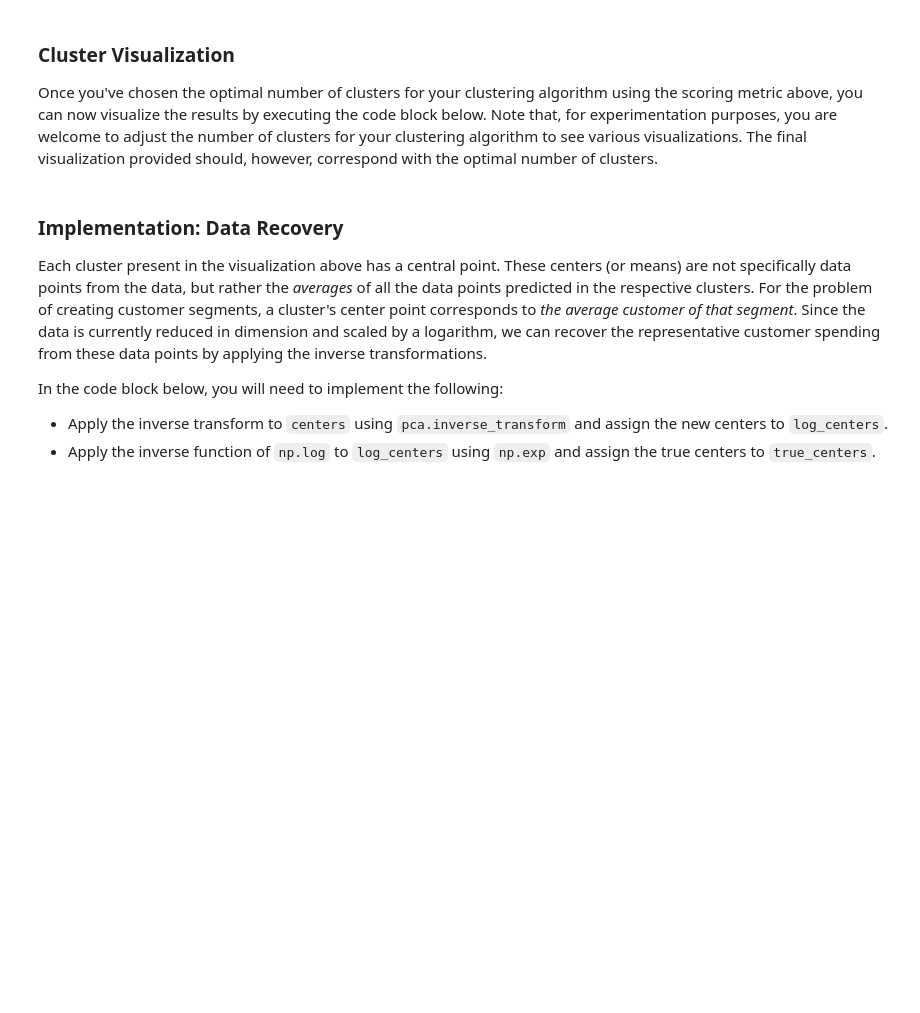
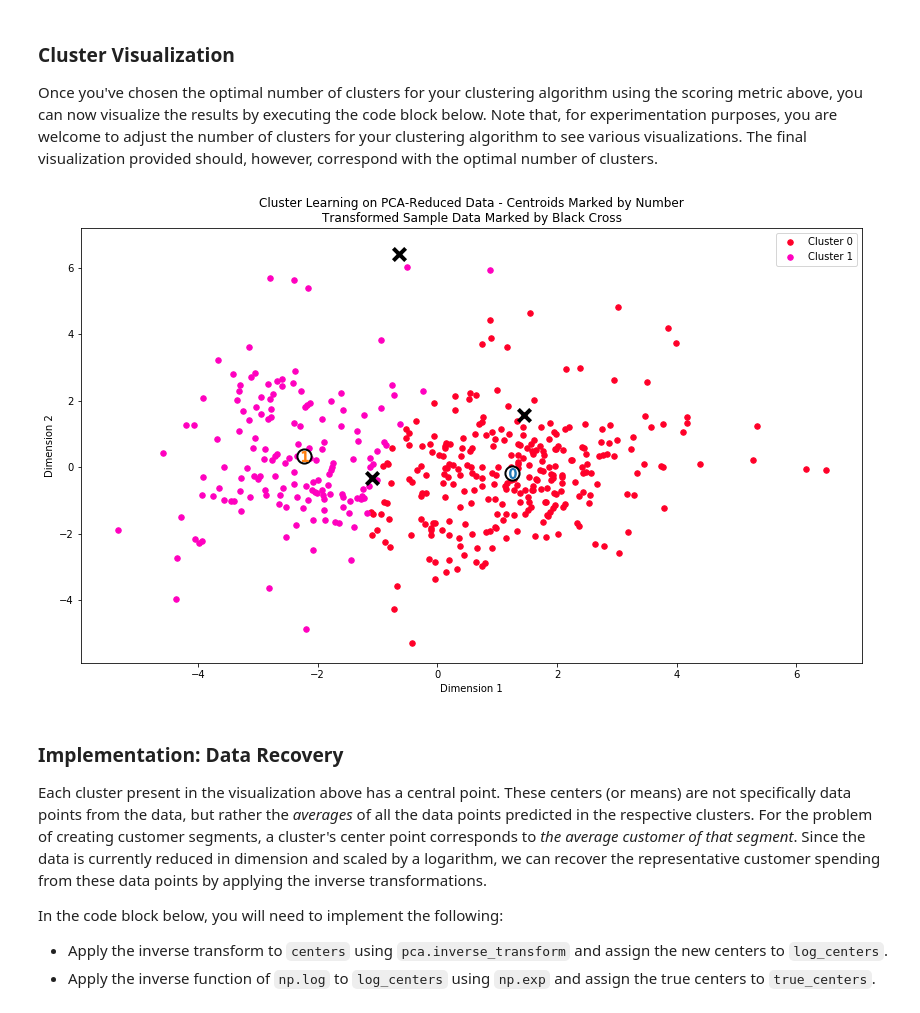
Before and after one commit to SimoneRomero/customer-segments, a Jupyter notebook: customer_segments/customer_segments.ipynb, the cells around one changed output. Saved outputs shown, nothing was run; the diff lists cells and outputs as text; code cells hidden in the pictures; blank space fills up the shorter version.

```diff
--- a/customer_segments/customer_segments.ipynb
+++ b/customer_segments/customer_segments.ipynb
@@ -477,17 +496,35 @@ In the code block below, you will need to implement the following:
  - Import `sklearn.metrics.silhouette_score` and calculate the silhouette score of `reduced_data` against `preds`.
    - Assign the silhouette score to `score` and print the result.
 # %%
-# TODO: Apply your clustering algorithm of choice to the reduced data
-clusterer = None
+from sklearn.mixture import GaussianMixture
+from sklearn.metrics import silhouette_score
 
-# TODO: Predict the cluster for each data point
-preds = None
+def produceGMM(k):
+    global clusterer, preds, centers, sample_preds
 
-# TODO: Find the cluster centers
-centers = None
+    # DONE: Apply your clustering algorithm of choice to the reduced data
+    clusterer = GaussianMixture(n_components = k, random_state = 15)
+    clusterer.fit(reduced_data)
 
-# TODO: Predict the cluster for each transformed sample data point
-sample_preds = None
+    # DONE: Predict the cluster for each data point
+    preds = clusterer.predict(reduced_data)
 
-# TODO: Calculate the mean silhouette coefficient for the number of clusters chosen
-score = None
+    # DONE: Find the cluster centers
+    centers = clusterer.means_
+
+    # DONE: Predict the cluster for each transformed sample data point
+    sample_preds = clusterer.predict(pca_samples)
+
+    # DONE: Calculate the mean silhouette coefficient for the number of clusters chosen
+    score = silhouette_score(reduced_data, preds)
+    return score
+
+results = pd.DataFrame(columns=['Silhouette Score'])
+results.columns.name = 'Number of Clusters'
+for k in range(2,16):
+    score = produceGMM(k)
+    results = results.append(pd.DataFrame([score], columns=['Silhouette Score'], index=[k]))
+
+display(results)
+
+#References: https://github.com/darkdreamingdan/mlnd-customer-segments/blob/master/customer_segments.ipynb
@@ -502,8 +557,11 @@ score = None
 ### Cluster Visualization
 Once you've chosen the optimal number of clusters for your clustering algorithm using the scoring metric above, you can now visualize the results by executing the code block below. Note that, for experimentation purposes, you are welcome to adjust the number of clusters for your clustering algorithm to see various visualizations. The final visualization provided should, however, correspond with the optimal number of clusters.
 # %%
+produceGMM(2)
 # Display the results of the clustering from implementation
 vs.cluster_results(reduced_data, preds, centers, pca_samples)
+# %% [output]
+[figure, added]
 # %% [markdown]
 ### Implementation: Data Recovery
 Each cluster present in the visualization above has a central point. These centers (or means) are not specifically data points from the data, but rather the *averages* of all the data points predicted in the respective clusters. For the problem of creating customer segments, a cluster's center point corresponds to *the average customer of that segment*. Since the data is currently reduced in dimension and scaled by a logarithm, we can recover the representative customer spending from these data points by applying the inverse transformations.
```
Also changed, not shown: parts of 20 cells of this notebook.
